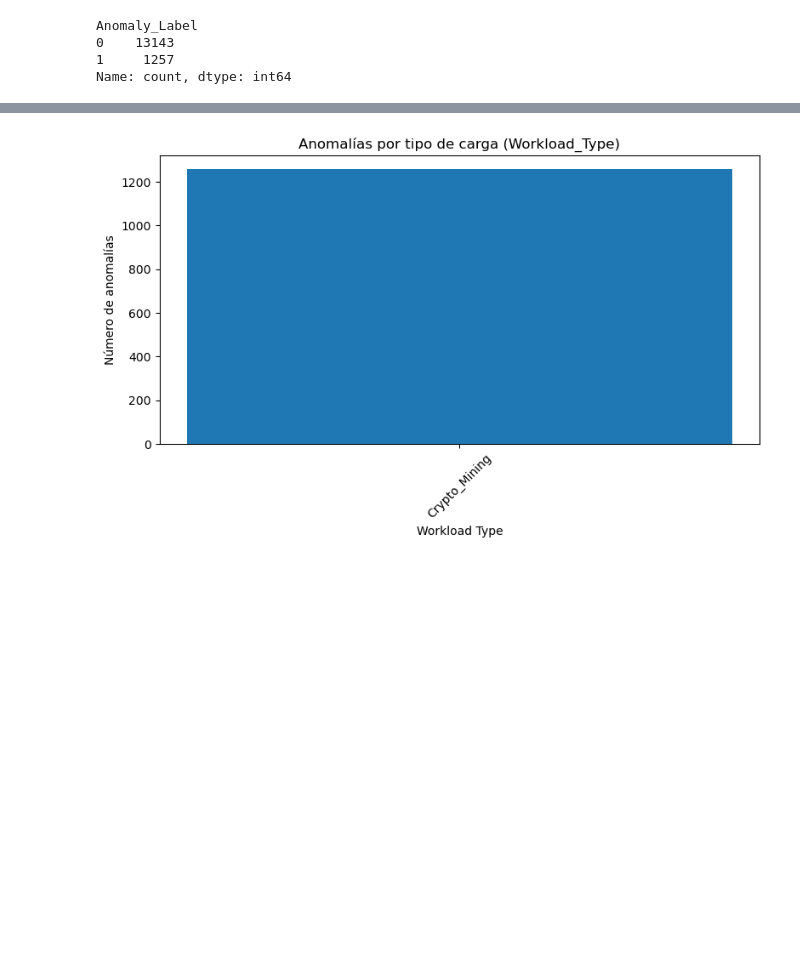
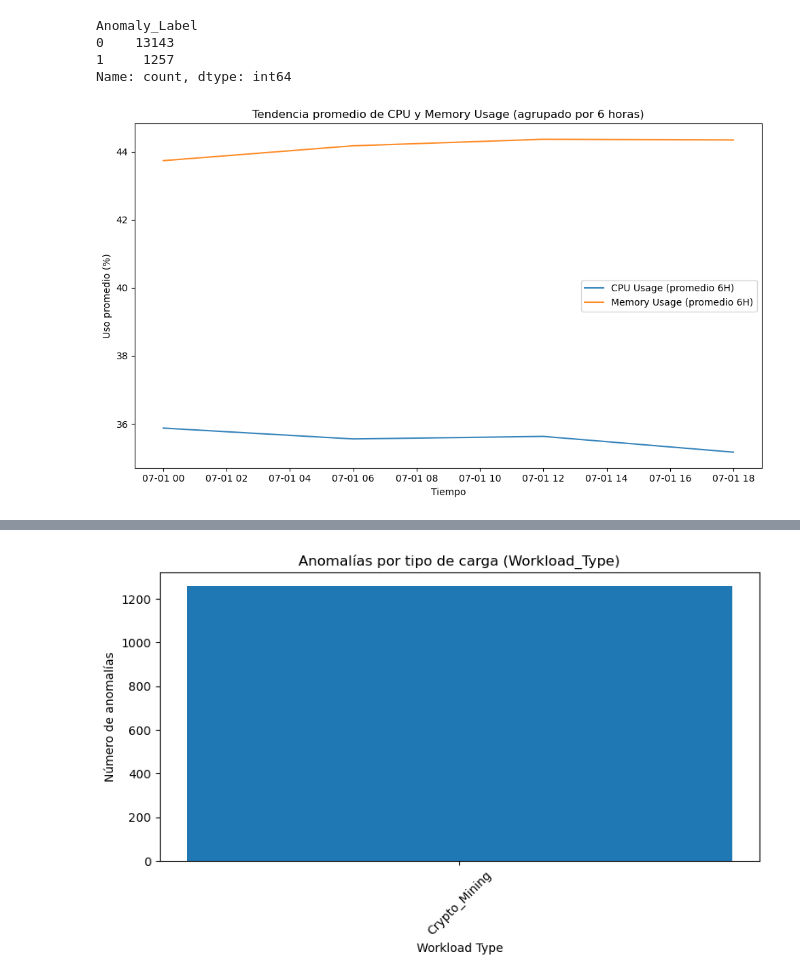
Before and after one commit to sebastiangomba/AIOps-, a Jupyter notebook: limpieza_datos.ipynb, the cells around one changed output, grey strips where cells are left out. Cells and saved outputs as stored; diff of their text form; code cells hidden in the pictures; blank space fills up the shorter version.

Commit message:
grafico de Tendencia de variables

```diff
--- a/limpieza_datos.ipynb
+++ b/limpieza_datos.ipynb
@@ -50,3 +50,23 @@ Anomaly_Label
 0    13143
 1     1257
 Name: count, dtype: int64
+# %%
+
+df['Timestamp'] = pd.to_datetime(df['Timestamp'], errors='coerce')
+df = df.dropna(subset=['Timestamp'])
+
+# Reindexar y agrupar por intervalos de 6 horas
+df_resampled = df.set_index('Timestamp').resample('6H').mean(numeric_only=True)
+
+plt.figure(figsize=(10,6))
+plt.plot(df_resampled.index, df_resampled['CPU_Usage'], label='CPU Usage (promedio 6H)', alpha=0.9)
+plt.plot(df_resampled.index, df_resampled['Memory_Usage'], label='Memory Usage (promedio 6H)', alpha=0.9)
+
+plt.title('Tendencia promedio de CPU y Memory Usage (agrupado por 6 horas)')
+plt.xlabel('Tiempo')
+plt.ylabel('Uso promedio (%)')
+plt.legend()
+plt.tight_layout()
+plt.show()
+# %% [output]
+[figure, added]
```
Also changed, not shown: parts of 1 cell of this notebook, 1 other file.
